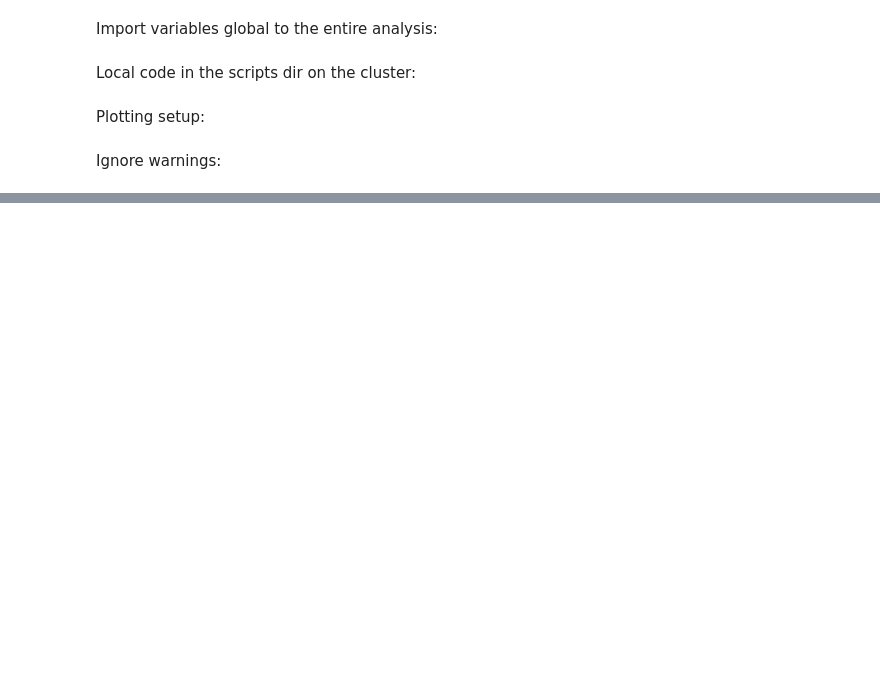
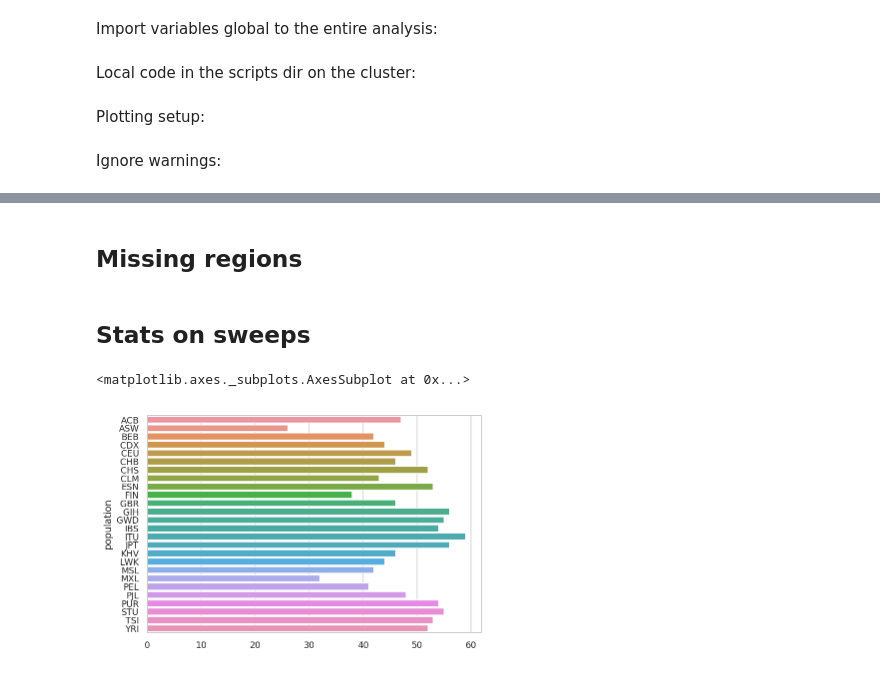
Before and after one commit to kaspermunch/humanXsweeps, a Jupyter notebook: notebooks/nb_24_sweeps_1000genomes.ipynb, the cells around one changed output, grey strips where cells are left out. Saved outputs shown, nothing was run; the diff lists cells and outputs as text; code cells hidden in the pictures; blank space fills up the shorter version.

```diff
--- a/notebooks/nb_24_sweeps_1000genomes.ipynb
+++ b/notebooks/nb_24_sweeps_1000genomes.ipynb
@@ -517,0 +65,17 @@ with sns.plotting_context('paper'):
+# %%
+df_list = list()
+for chrom in ['X']:
+    for tup in ag.g1000_pop_info.itertuples():
+        df = pd.read_hdf(ag.steps_dir / '1000genomes' / \
+                'male_dist_admix_masked_stores' / chrom / tup.population / 'sweep_data_5e-05_30%.hdf')
+        df['chrom'] = chrom
+        df['population'] = tup.population
+        df['superpop'] = tup.superpop
+        df_list.append(df)
+
+sweep_data = pd.concat(df_list)
+
+sweep_data['superpop'] = pd.Categorical(sweep_data.superpop,
+                                        categories=['AFR', 'EUR', 'SAS', 'EAS', 'AMR'],
+                                        ordered=True)
+sweep_data.head()
@@ -517,0 +110,10 @@ with sns.plotting_context('paper'):
+# %% [markdown]
+## Missing regions
+# %% [markdown]
+## Stats on sweeps
+# %%
+sr = sweep_data.groupby('population').apply(lambda df: df.indiv_1.unique().size)
+sns.barplot(sr, sr.index)
+# %% [output]
+<matplotlib.axes._subplots.AxesSubplot at 0x...>
+[figure, added]
```
Also changed, not shown: parts of 69 cells of this notebook, 4 other files.
